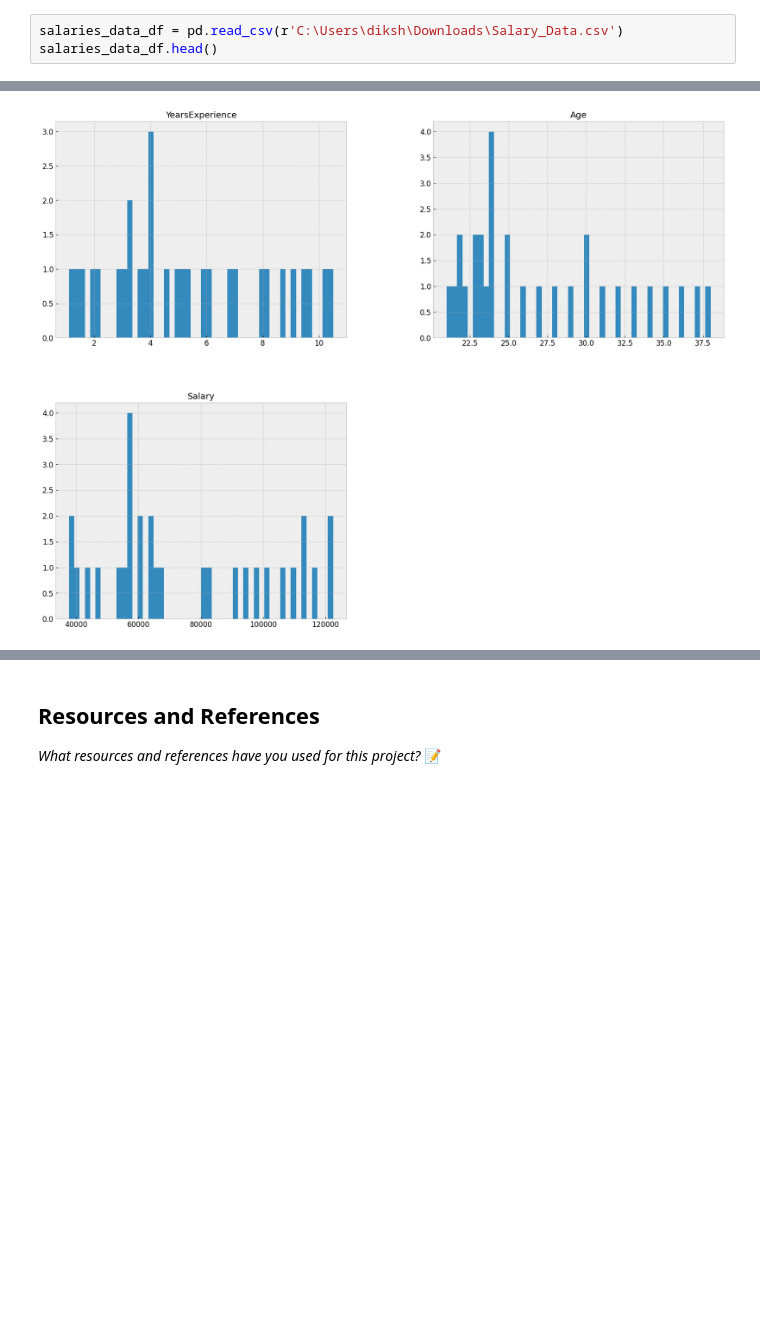
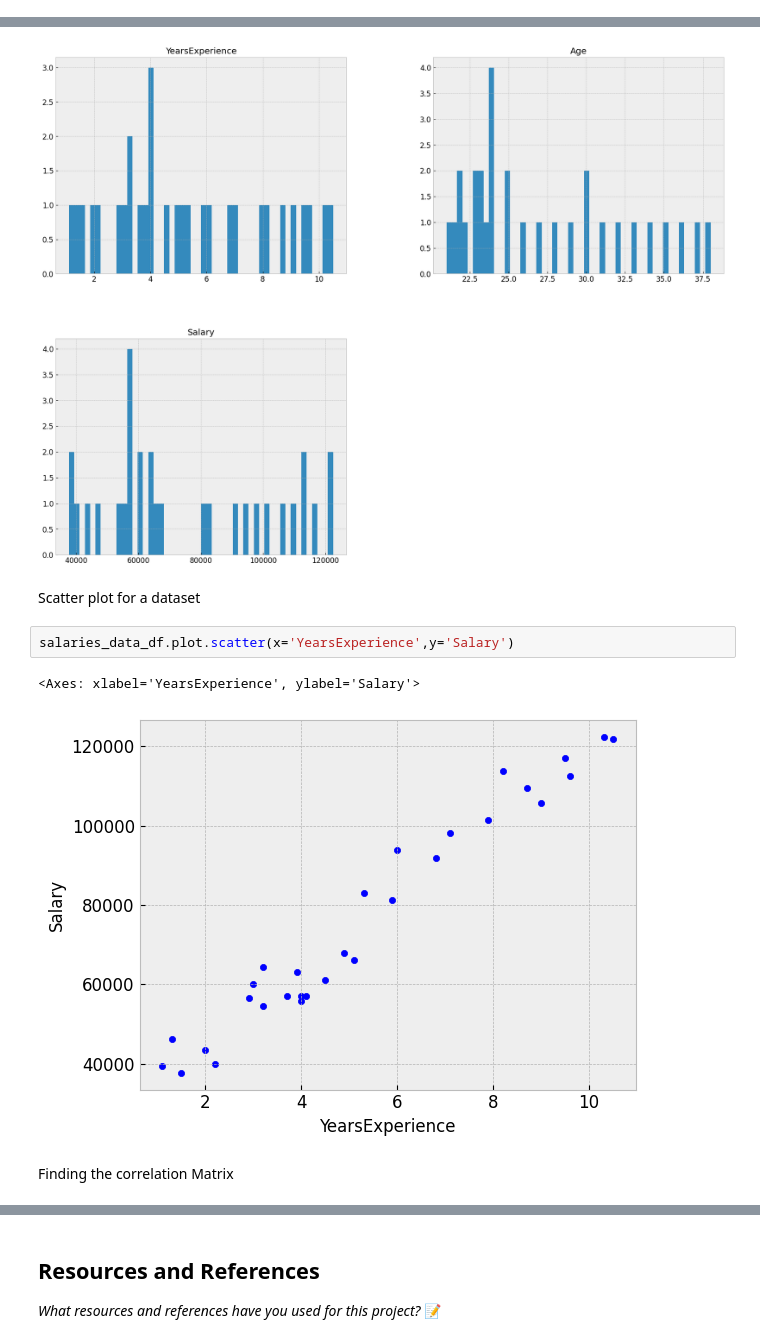
Before and after one commit to IT4063c-Spring23/final-project-dthapa1, a Jupyter notebook: source.ipynb, the cells around one changed output, grey strips where cells are left out. Drawn from its saved outputs; the diff is of its cells as text; blank space fills up the shorter version.

Commit message:
ml model to predict salary with experience

```diff
--- a/source.ipynb
+++ b/source.ipynb
@@ -155,3 +175,0 @@ salaries_df.describe()
-# %%
-salaries_data_df = pd.read_csv(r'C:\Users\diksh\Downloads\Salary_Data.csv')
-salaries_data_df.head()
@@ -167,3 +180,12 @@ salaries_data_df.hist(bins=50, figsize=(20,15))
 plt.show()
 # %% [output]
 [figure]
+# %% [markdown]
+Scatter plot for a dataset
+# %%
+salaries_data_df.plot.scatter(x='YearsExperience',y='Salary')
+# %% [output]
+<Axes: xlabel='YearsExperience', ylabel='Salary'>
+[figure, added]
+# %% [markdown]
+Finding the correlation Matrix
```
Also changed, not shown: parts of 41 cells of this notebook.
